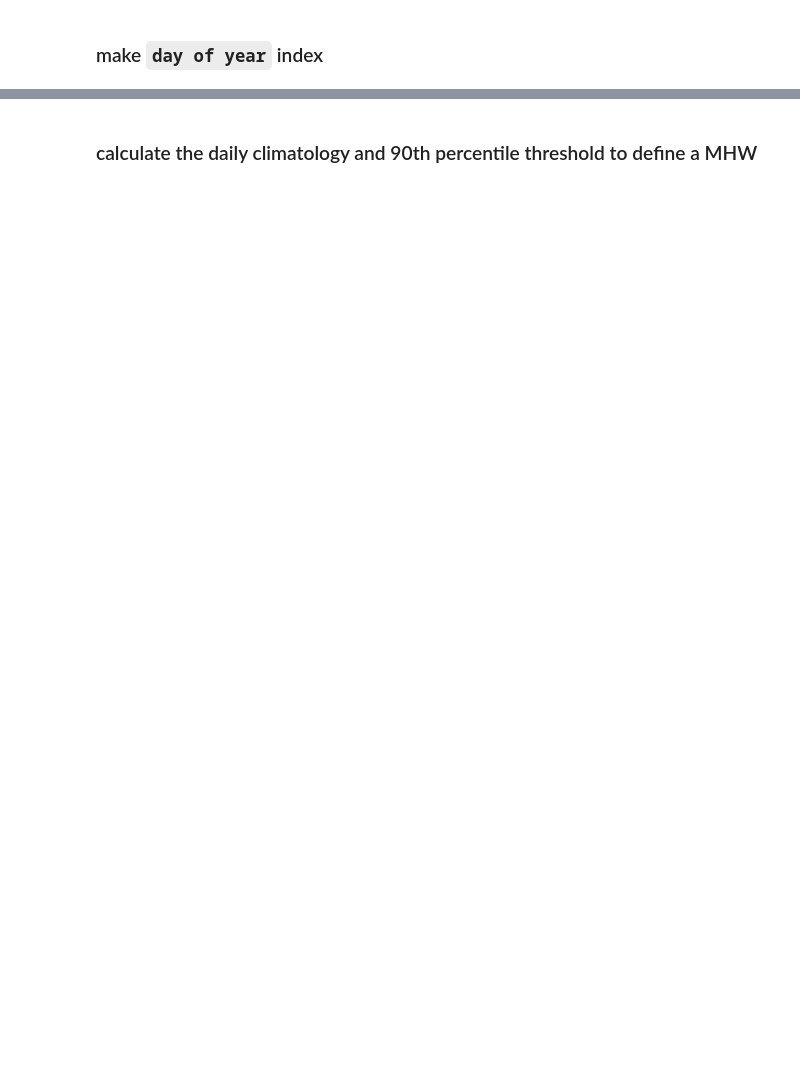
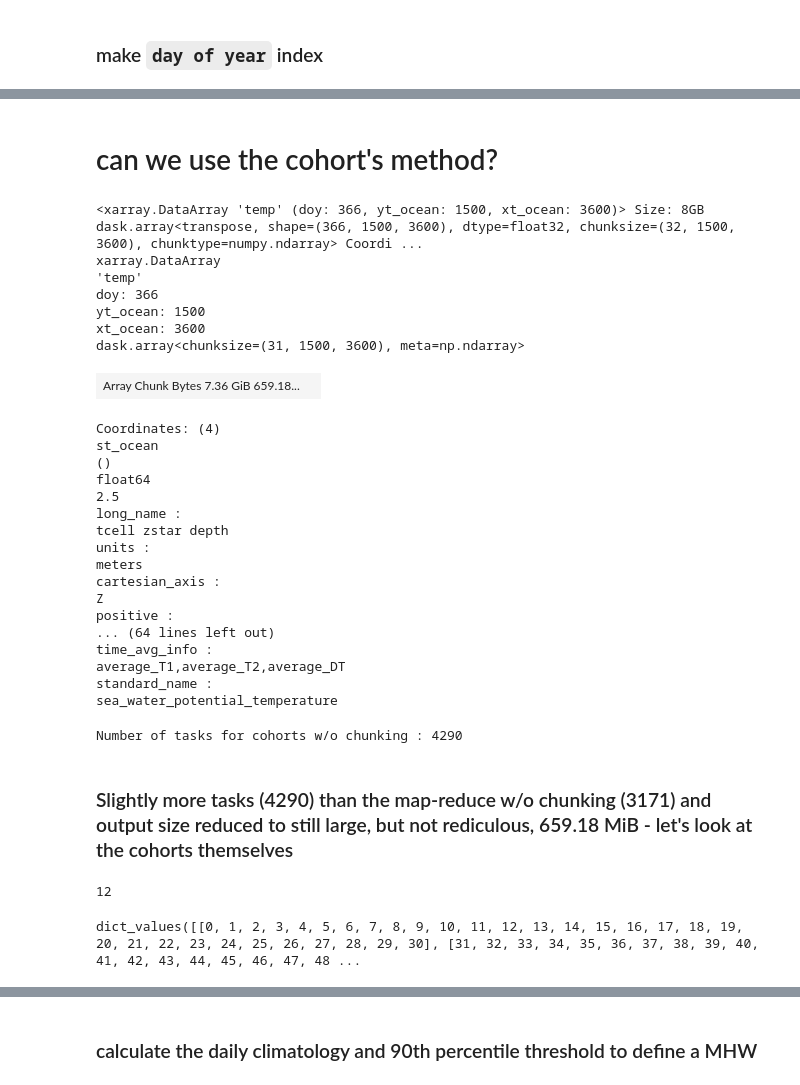
Before and after one commit to Thomas-Moore-Creative/shared_sandbox, a Jupyter notebook: heatwaves_OFAM3_climatology.ipynb, the cells around one changed output, grey strips where cells are left out. Drawn from its saved outputs; the diff is of its cells as text; code cells hidden in the pictures; blank space fills up the shorter version.

```diff
--- a/heatwaves_OFAM3_climatology.ipynb
+++ b/heatwaves_OFAM3_climatology.ipynb
@@ -259,0 +389,62 @@ import flox.xarray
+# %% [markdown]
+# can we use the cohort's method?
+# %%
+flox.xarray.xarray_reduce(
+    big_sst['temp'],
+    doy,
+    func="mean",
+    method="cohorts",
+)
+# %% [output]
+<xarray.DataArray 'temp' (doy: 366, yt_ocean: 1500, xt_ocean: 3600)> Size: 8GB dask.array<transpose, shape=(366, 1500, 3600), dtype=float32, chunksize=(32, 1500, 3600), chunktype=numpy.ndarray> Coordi ...
+xarray.DataArray
+'temp'
+doy: 366
+yt_ocean: 1500
+xt_ocean: 3600
+dask.array<chunksize=(31, 1500, 3600), meta=np.ndarray>
+| Array Chunk Bytes 7.36 GiB 659.18... |  |
+Coordinates: (4)
+st_ocean
+()
+float64
+2.5
+long_name :
+tcell zstar depth
+units :
+meters
+cartesian_axis :
+Z
+positive :
+... (64 lines left out)
+time_avg_info :
+average_T1,average_T2,average_DT
+standard_name :
+sea_water_potential_temperature
+# %%
+job = flox.xarray.xarray_reduce(
+    big_sst['temp'],
+    doy,
+    func="mean",
+    method="cohorts",
+)
+num_tasks = len(job.data.dask)
+print(f"Number of tasks for cohorts w/o chunking : {num_tasks}")
+# %% [output]
+Number of tasks for cohorts w/o chunking : 4290
+# %% [markdown]
+### Slightly more tasks (4290) than the map-reduce w/o chunking (3171) and output size reduced to still large, but not rediculous, 659.18 MiB  - let's look at the cohorts themselves
+# %%
+# integer codes for each "day"
+codes, _ = pd.factorize(doy.data)
+preferred_method, cohorts = flox.core.find_group_cohorts(
+    labels=codes,
+    chunks=(big_sst.chunksizes["time"],),
+)
+print(len(cohorts))
+# %% [output]
+12
+# %%
+cohorts.values()
+# %% [output]
+dict_values([[0, 1, 2, 3, 4, 5, 6, 7, 8, 9, 10, 11, 12, 13, 14, 15, 16, 17, 18, 19, 20, 21, 22, 23, 24, 25, 26, 27, 28, 29, 30], [31, 32, 33, 34, 35, 36, 37, 38, 39, 40, 41, 42, 43, 44, 45, 46, 47, 48 ...
```
Also changed, not shown: parts of 48 cells of this notebook.
